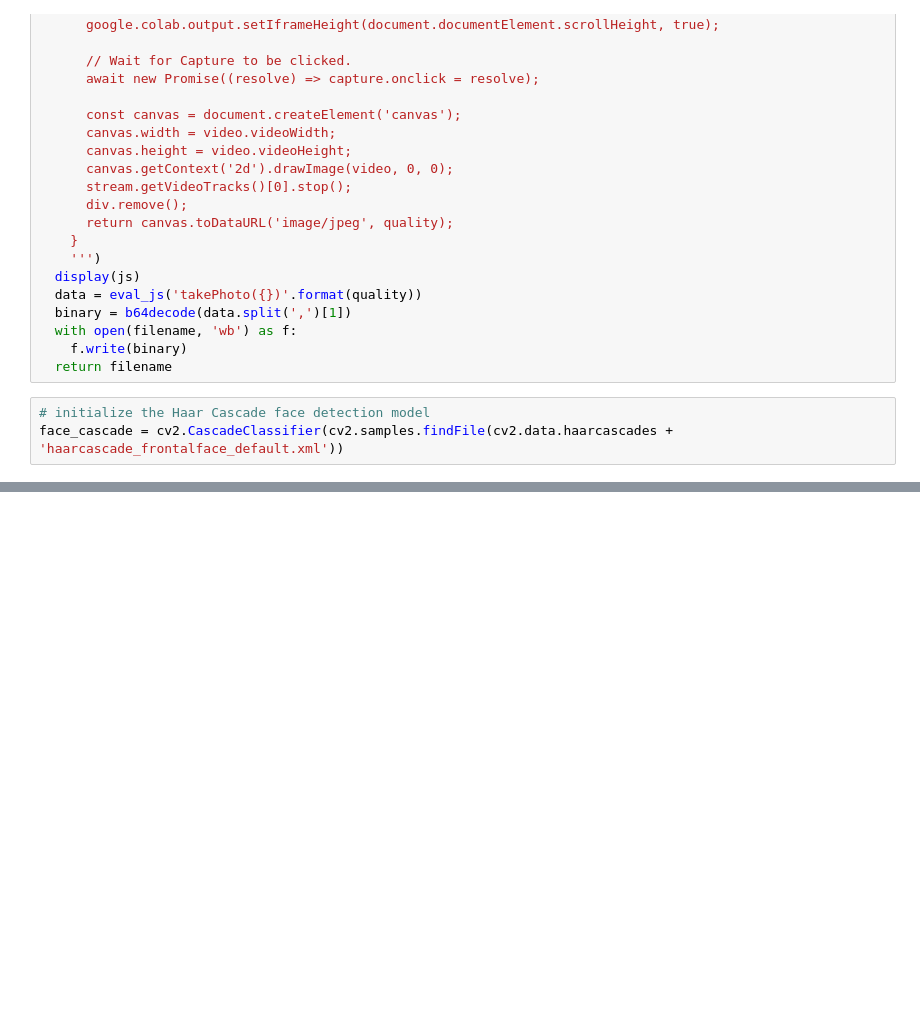
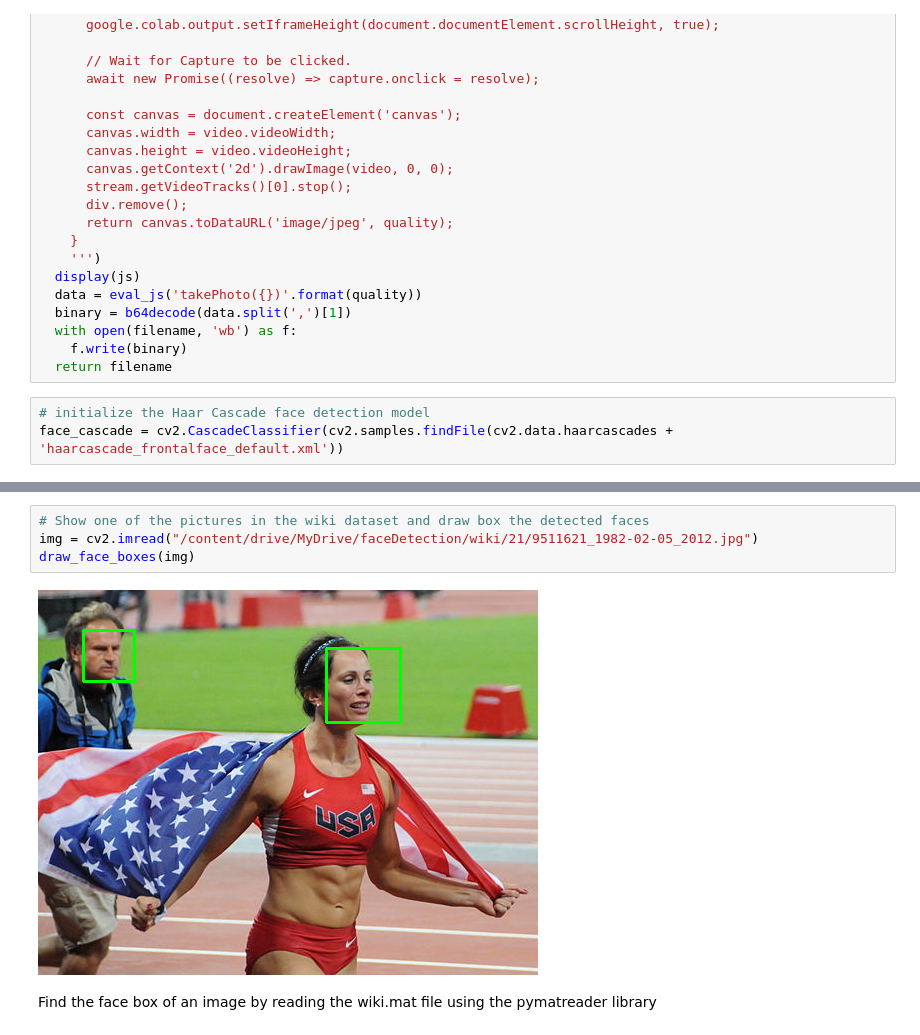
Before and after one commit to pthomas234/facedetection, a Jupyter notebook: facedetection.ipynb, the cells around one changed output, grey strips where cells are left out. Cells and saved outputs as stored; diff of their text form; blank space fills up the shorter version.

```diff
--- a/facedetection.ipynb
+++ b/facedetection.ipynb
@@ -72,0 +152,8 @@ draw_face_boxes()
+# %%
+# Show one of the pictures in the wiki dataset and draw box the detected faces
+img = cv2.imread("/content/drive/MyDrive/faceDetection/wiki/21/9511621_1982-02-05_2012.jpg")
+draw_face_boxes(img)
+# %% [output]
+[figure, added]
+# %% [markdown]
+Find the face box of an image by reading the wiki.mat file using the pymatreader library
```
Also changed, not shown: parts of 26 cells of this notebook.
